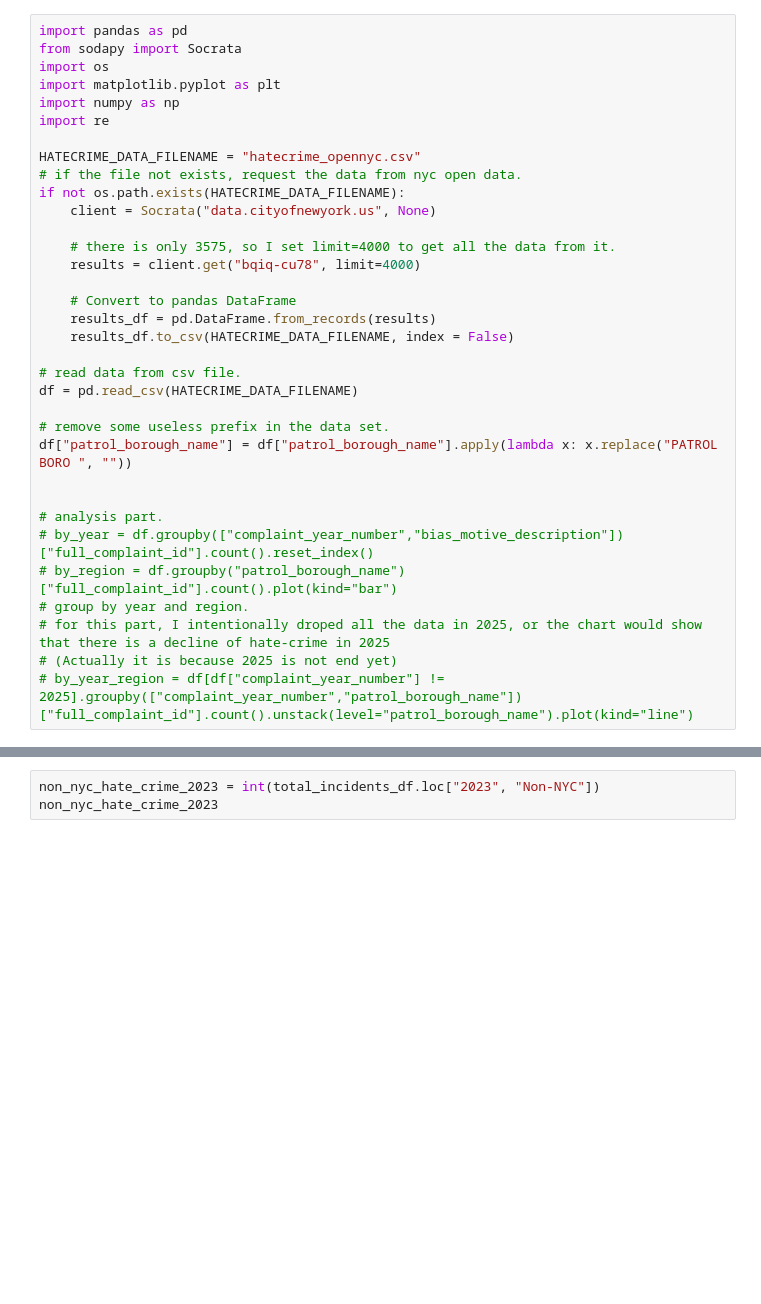
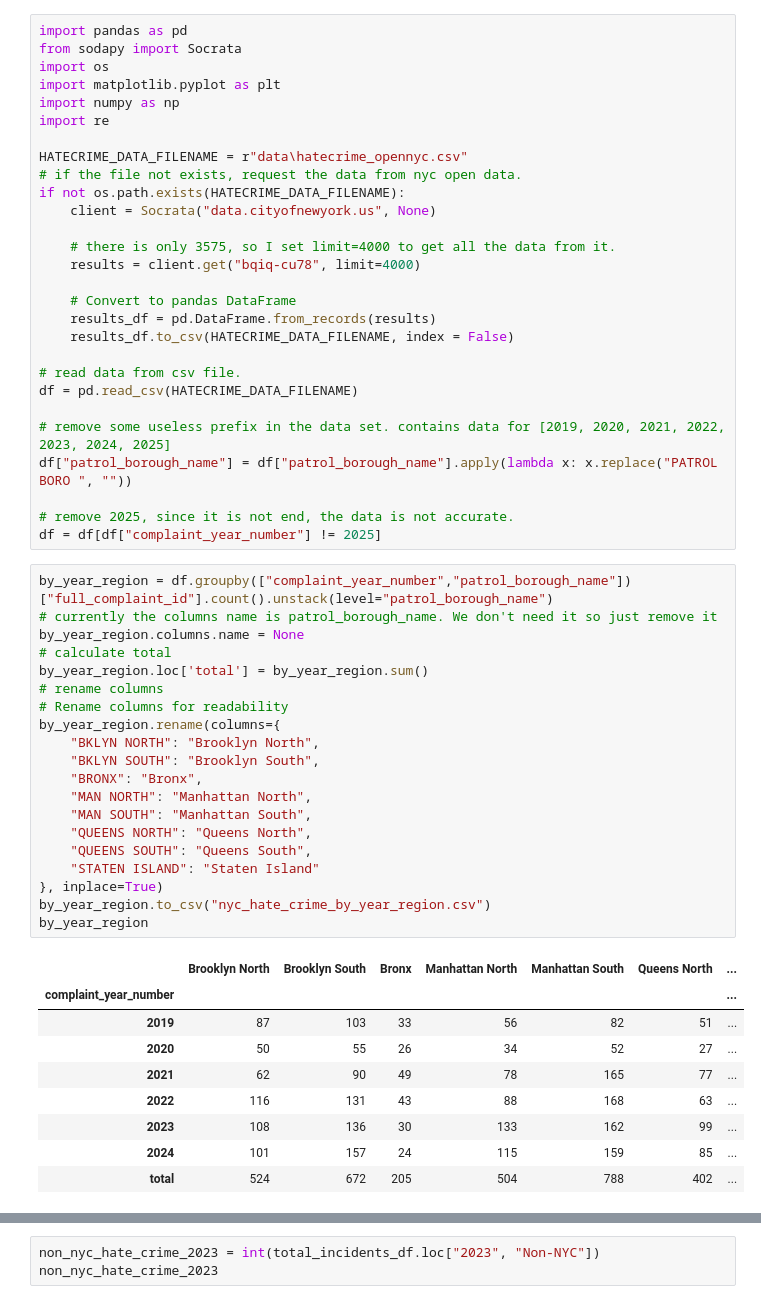
Before and after one commit to chengxilo/com2300-group-project, a Jupyter notebook: hatecrime.ipynb, the cells around one changed output, grey strips where cells are left out. Cells and saved outputs as stored; diff of their text form; blank space fills up the shorter version.

```diff
--- a/hatecrime.ipynb
+++ b/hatecrime.ipynb
@@ -6,7 +6,7 @@ import matplotlib.pyplot as plt
 import numpy as np
 import re
 
-HATECRIME_DATA_FILENAME = "hatecrime_opennyc.csv"
+HATECRIME_DATA_FILENAME = r"data\hatecrime_opennyc.csv"
 # if the file not exists, request the data from nyc open data.
 if not os.path.exists(HATECRIME_DATA_FILENAME):
     client = Socrata("data.cityofnewyork.us", None)
@@ -21,14 +21,38 @@ if not os.path.exists(HATECRIME_DATA_FILENAME):
 # read data from csv file.
 df = pd.read_csv(HATECRIME_DATA_FILENAME)
 
-# remove some useless prefix in the data set.
+# remove some useless prefix in the data set. contains data for [2019, 2020, 2021, 2022, 2023, 2024, 2025]
 df["patrol_borough_name"] = df["patrol_borough_name"].apply(lambda x: x.replace("PATROL BORO ", ""))
 
-
-# analysis part.
-# by_year = df.groupby(["complaint_year_number","bias_motive_description"])["full_complaint_id"].count().reset_index()
-# by_region = df.groupby("patrol_borough_name")["full_complaint_id"].count().plot(kind="bar")
-# group by year and region.
-# for this part, I intentionally droped all the data in 2025, or the chart would show that there is a decline of hate-crime in 2025
-# (Actually it is because 2025 is not end yet)
-# by_year_region = df[df["complaint_year_number"] != 2025].groupby(["complaint_year_number","patrol_borough_name"])["full_complaint_id"].count().unstack(level="patrol_borough_name").plot(kind="line")
+# remove 2025, since it is not end, the data is not accurate.
+df = df[df["complaint_year_number"] != 2025]
+# %%
+by_year_region = df.groupby(["complaint_year_number","patrol_borough_name"])["full_complaint_id"].count().unstack(level="patrol_borough_name")
+# currently the columns name is patrol_borough_name. We don't need it so just remove it
+by_year_region.columns.name = None
+# calculate total
+by_year_region.loc['total'] = by_year_region.sum()
+# rename columns
+# Rename columns for readability
+by_year_region.rename(columns={
+    "BKLYN NORTH": "Brooklyn North",
+    "BKLYN SOUTH": "Brooklyn South",
+    "BRONX": "Bronx",
+    "MAN NORTH": "Manhattan North",
+    "MAN SOUTH": "Manhattan South",
+    "QUEENS NORTH": "Queens North",
+    "QUEENS SOUTH": "Queens South",
+    "STATEN ISLAND": "Staten Island"
+}, inplace=True)
+by_year_region.to_csv("nyc_hate_crime_by_year_region.csv")
+by_year_region
+# %% [output]
+|  | Brooklyn North | Brooklyn South | Bronx | Manhattan North | Manhattan South | Queens North | ... |
+| complaint_year_number |  |  |  |  |  |  | ... |
+| 2019 | 87 | 103 | 33 | 56 | 82 | 51 | ... |
+| 2020 | 50 | 55 | 26 | 34 | 52 | 27 | ... |
+| 2021 | 62 | 90 | 49 | 78 | 165 | 77 | ... |
+| 2022 | 116 | 131 | 43 | 88 | 168 | 63 | ... |
+| 2023 | 108 | 136 | 30 | 133 | 162 | 99 | ... |
+| 2024 | 101 | 157 | 24 | 115 | 159 | 85 | ... |
+| total | 524 | 672 | 205 | 504 | 788 | 402 | ... |
```
Also changed, not shown: parts of 7 cells of this notebook.
